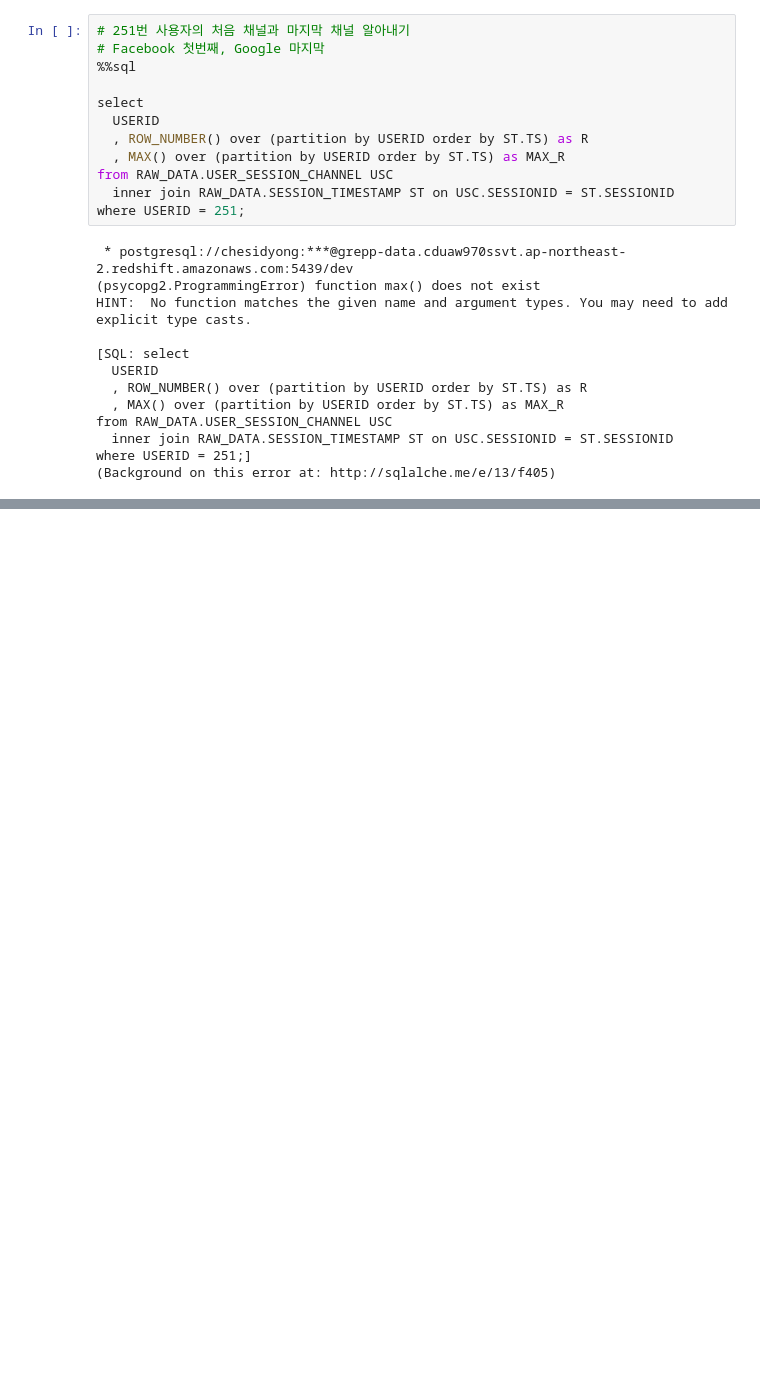
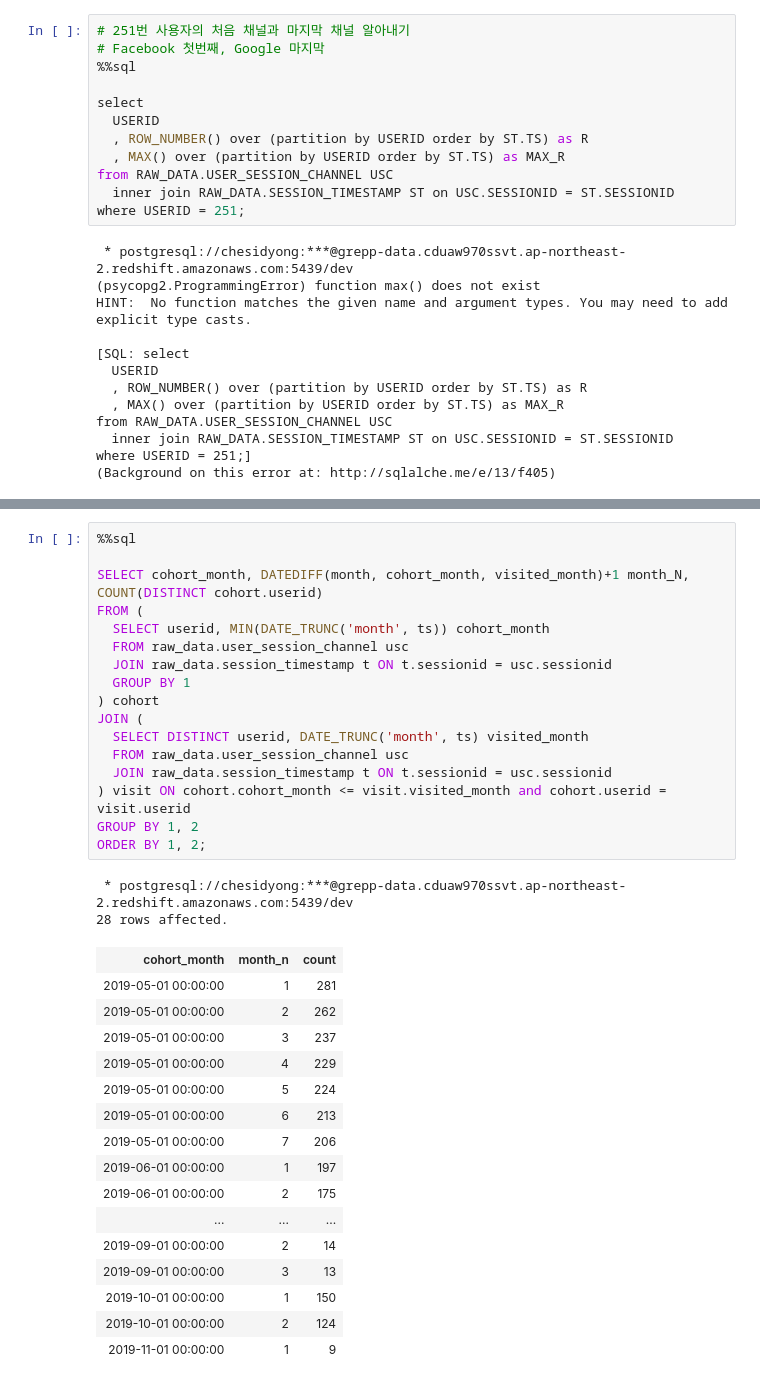
Before and after one commit to yongjunleeme/data-engineering-study, a Jupyter notebook: sql_week3.ipynb, the cells around one changed output, grey strips where cells are left out. Drawn from its saved outputs; the diff is of its cells as text; blank space fills up the shorter version.

```diff
--- a/sql_week3.ipynb
+++ b/sql_week3.ipynb
@@ -425,0 +428,36 @@ Done.
+# %%
+%%sql
+
+SELECT cohort_month, DATEDIFF(month, cohort_month, visited_month)+1 month_N, COUNT(DISTINCT cohort.userid)
+FROM (
+  SELECT userid, MIN(DATE_TRUNC('month', ts)) cohort_month
+  FROM raw_data.user_session_channel usc
+  JOIN raw_data.session_timestamp t ON t.sessionid = usc.sessionid
+  GROUP BY 1
+) cohort
+JOIN (
+  SELECT DISTINCT userid, DATE_TRUNC('month', ts) visited_month
+  FROM raw_data.user_session_channel usc
+  JOIN raw_data.session_timestamp t ON t.sessionid = usc.sessionid
+) visit ON cohort.cohort_month <= visit.visited_month and cohort.userid = visit.userid
+GROUP BY 1, 2
+ORDER BY 1, 2;
+# %% [output]
+ * postgresql://chesidyong:***@grepp-data.cduaw970ssvt.ap-northeast-2.redshift.amazonaws.com:5439/dev
+28 rows affected.
+| cohort_month | month_n | count |
+| 2019-05-01 00:00:00 | 1 | 281 |
+| 2019-05-01 00:00:00 | 2 | 262 |
+| 2019-05-01 00:00:00 | 3 | 237 |
+| 2019-05-01 00:00:00 | 4 | 229 |
+| 2019-05-01 00:00:00 | 5 | 224 |
+| 2019-05-01 00:00:00 | 6 | 213 |
+| 2019-05-01 00:00:00 | 7 | 206 |
+| 2019-06-01 00:00:00 | 1 | 197 |
+| 2019-06-01 00:00:00 | 2 | 175 |
+| ... | ... | ... |
+| 2019-09-01 00:00:00 | 2 | 14 |
+| 2019-09-01 00:00:00 | 3 | 13 |
+| 2019-10-01 00:00:00 | 1 | 150 |
+| 2019-10-01 00:00:00 | 2 | 124 |
+| 2019-11-01 00:00:00 | 1 | 9 |
```
Also changed, not shown: parts of 9 cells of this notebook.
